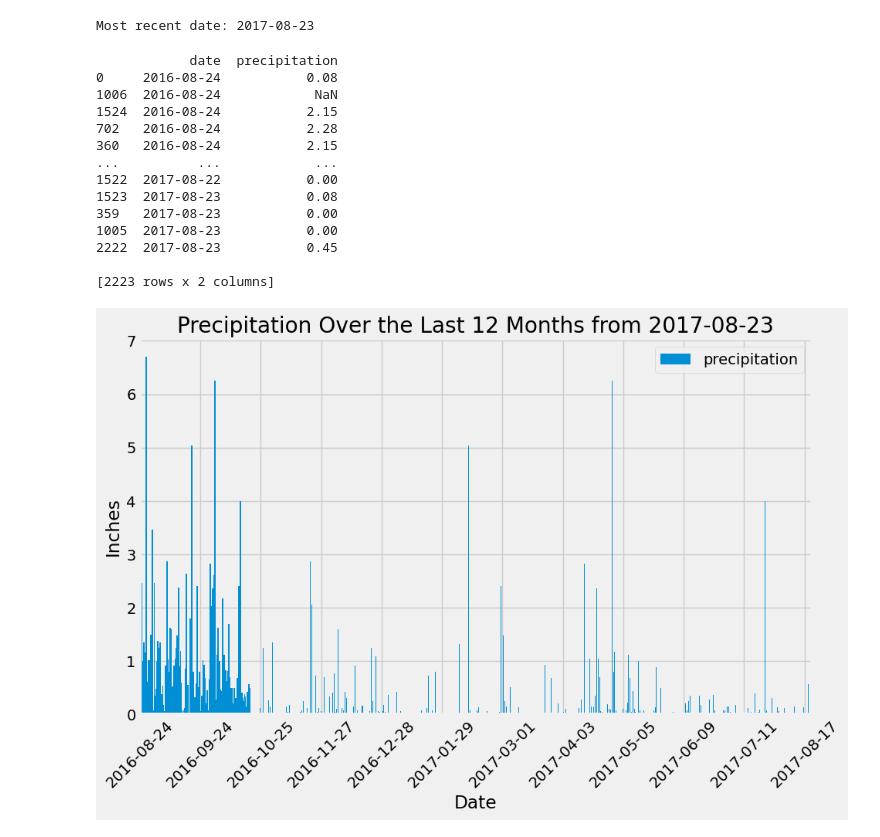
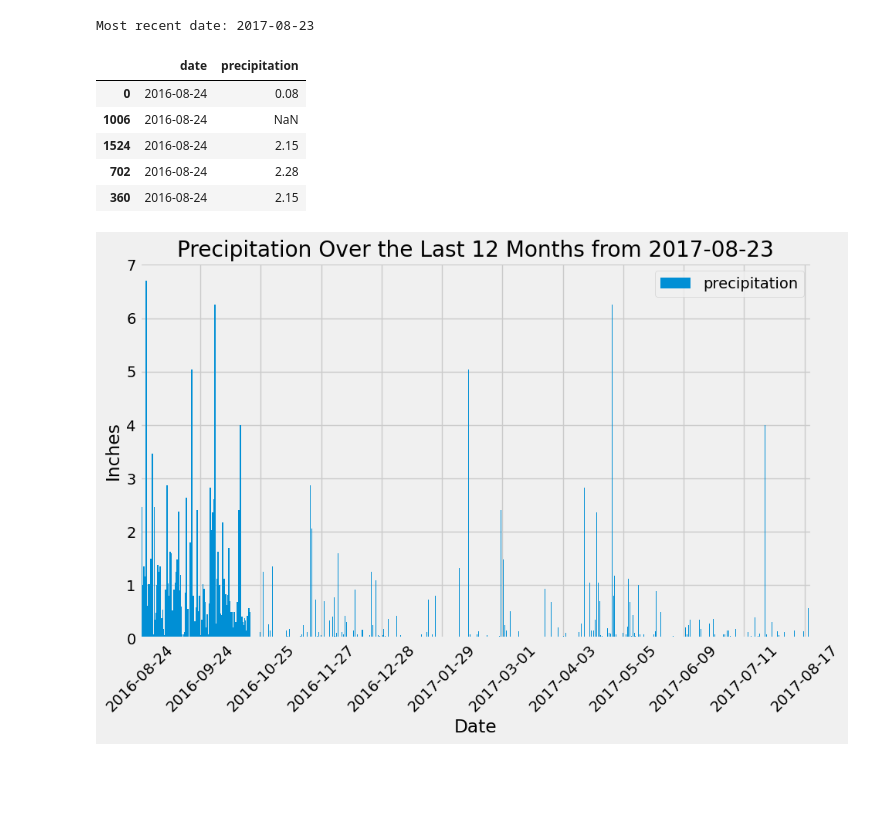
Before and after one commit to elizabethlconn/sqlalchemy-challenge, a Jupyter notebook: SurfsUp_submission.ipynb, the cells around one changed output. Saved outputs shown, nothing was run; the diff lists cells and outputs as text; code cells hidden in the pictures; blank space fills up the shorter version.

```diff
--- a/SurfsUp_submission.ipynb
+++ b/SurfsUp_submission.ipynb
@@ -48,39 +50,31 @@ Station = Base.classes.station
 1) Find the most recent date in the dataset.
 2) Using that date, get the previous 12
 # %%
-session = Session(engine)
+prcp_session = Session(engine)
 
-most_recent_date = session.query(func.max(Measurement.date)).scalar()
+most_recent_date = prcp_session.query(func.max(Measurement.date)).scalar()
 print("Most recent date:", most_recent_date)
 # %% [output]
 Most recent date: 2017-08-23
 # %%
 most_recent_date = datetime.strptime(most_recent_date, '%Y-%m-%d')
 one_year_ago = most_recent_date - timedelta(days=365)
 
 results = (
-    session.query(Measurement.date, Measurement.prcp)
+    prcp_session.query(Measurement.date, Measurement.prcp)
     .filter(Measurement.date >= one_year_ago)
     .all()
 )
 
 date_prcp_df = pd.DataFrame(results, columns=['date', 'precipitation']).sort_values(by='date')
-print(date_prcp_df)
+date_prcp_df.head()
 # %% [output]
-            date  precipitation
-0     2016-08-24           0.08
-1006  2016-08-24            NaN
-1524  2016-08-24           2.15
-702   2016-08-24           2.28
-360   2016-08-24           2.15
-...          ...            ...
-1522  2017-08-22           0.00
-1523  2017-08-23           0.08
-359   2017-08-23           0.00
-1005  2017-08-23           0.00
-2222  2017-08-23           0.45
-
-[2223 rows x 2 columns]
+|  | date | precipitation |
+| 0 | 2016-08-24 | 0.08 |
+| 1006 | 2016-08-24 | NaN |
+| 1524 | 2016-08-24 | 2.15 |
+| 702 | 2016-08-24 | 2.28 |
+| 360 | 2016-08-24 | 2.15 |
 # %%
 date_prcp_df.plot(x='date', y='precipitation', kind='bar', figsize=(10,6), legend=True)
 plt.bar(date_prcp_df['date'], date_prcp_df['precipitation'], width=5.0)
```
Also changed, not shown: parts of 8 cells of this notebook, 1 other file.
